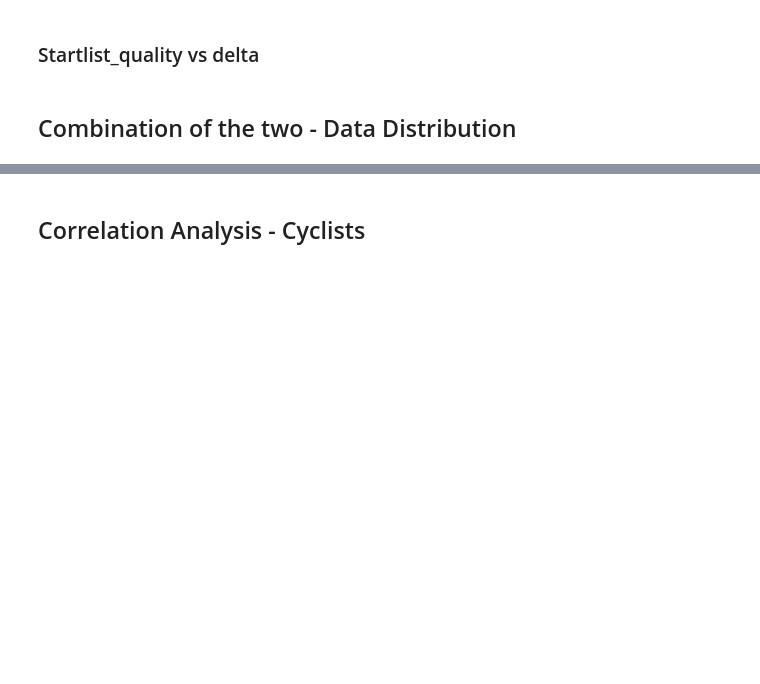
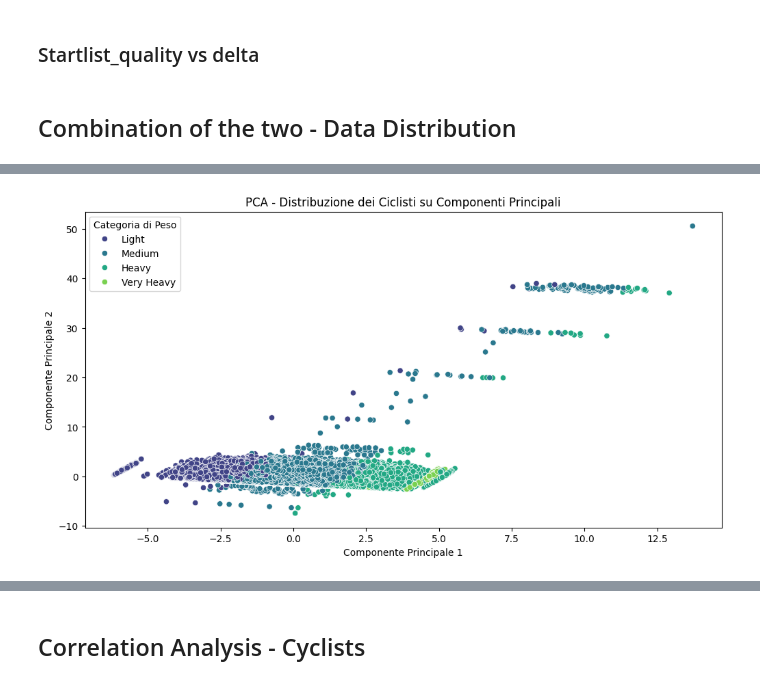
Before and after one commit to Dylan-Nico/Data-Mining-Cyclist-data, a Jupyter notebook: distributions_correlations_no_missing.ipynb, the cells around one changed output, grey strips where cells are left out. Cells and saved outputs as stored; diff of their text form; code cells hidden in the pictures; blank space fills up the shorter version.

```diff
--- a/distributions_correlations_no_missing.ipynb
+++ b/distributions_correlations_no_missing.ipynb
@@ -459,0 +471,26 @@ plt.show()
+# %%
+from sklearn.preprocessing import StandardScaler
+from sklearn.decomposition import PCA
+import matplotlib.pyplot as plt
+
+# Seleziona le caratteristiche rilevanti (esempio: peso, altezza, delta, posizione)
+features = df_merged[['weight', 'height', 'delta', 'position']]
+scaled_features = StandardScaler().fit_transform(features)
+df_merged['weight_category'] = pd.cut(df_merged['weight'], bins=[0, 60, 75, 90, 120], labels=['Light', 'Medium', 'Heavy', 'Very Heavy'])
+
+# Applica PCA
+pca = PCA(n_components=2)  # Riduci a 2 componenti principali
+principal_components = pca.fit_transform(scaled_features)
+df_merged['PC1'] = principal_components[:, 0]
+df_merged['PC2'] = principal_components[:, 1]
+
+# Visualizza i risultati della PCA
+plt.figure(figsize=(12, 6))
+sns.scatterplot(data=df_merged, x='PC1', y='PC2', hue='weight_category', palette='viridis')
+plt.title('PCA - Distribuzione dei Ciclisti su Componenti Principali')
+plt.xlabel('Componente Principale 1')
+plt.ylabel('Componente Principale 2')
+plt.legend(title='Categoria di Peso')
+plt.show()
+# %% [output]
+[figure, added]
```
Also changed, not shown: parts of 3 cells of this notebook.
